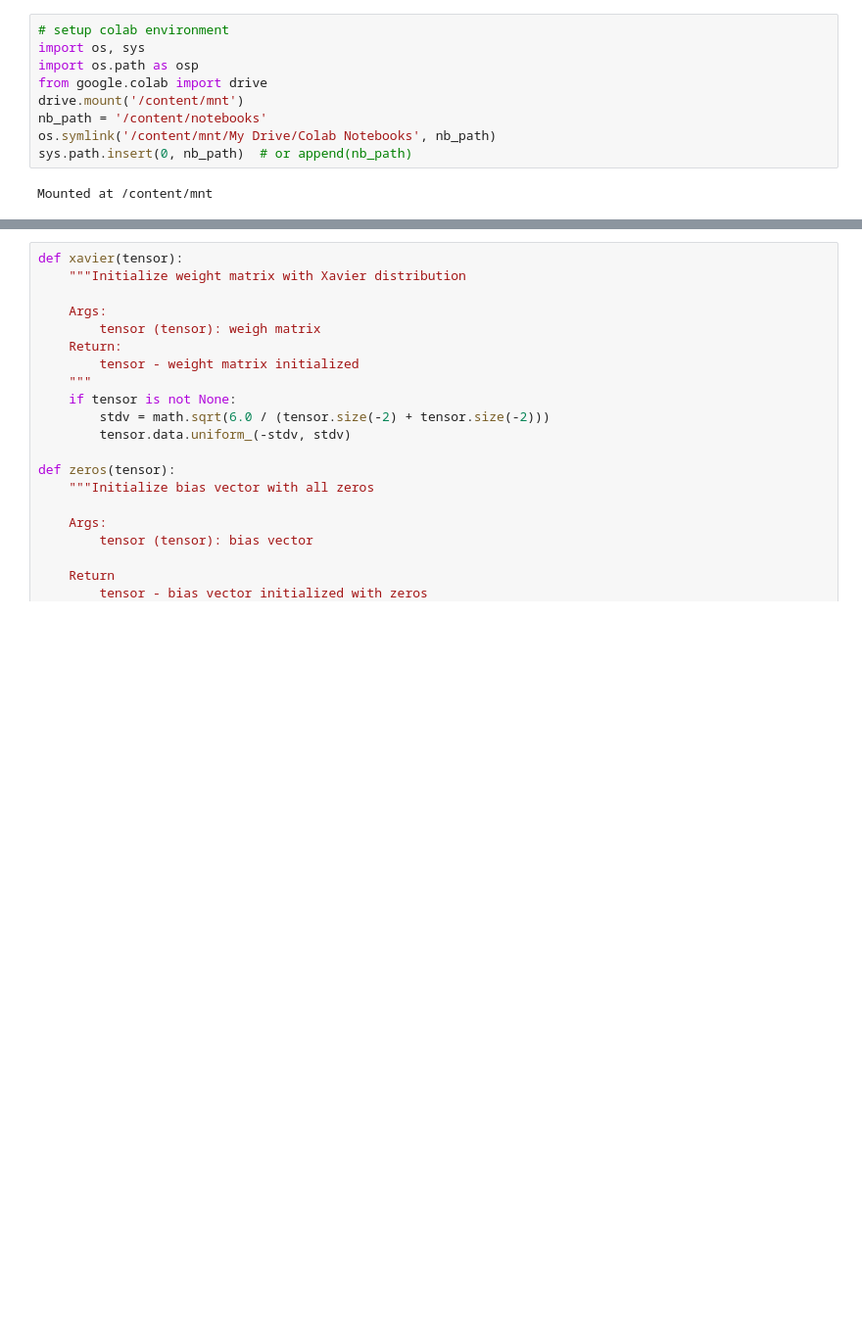
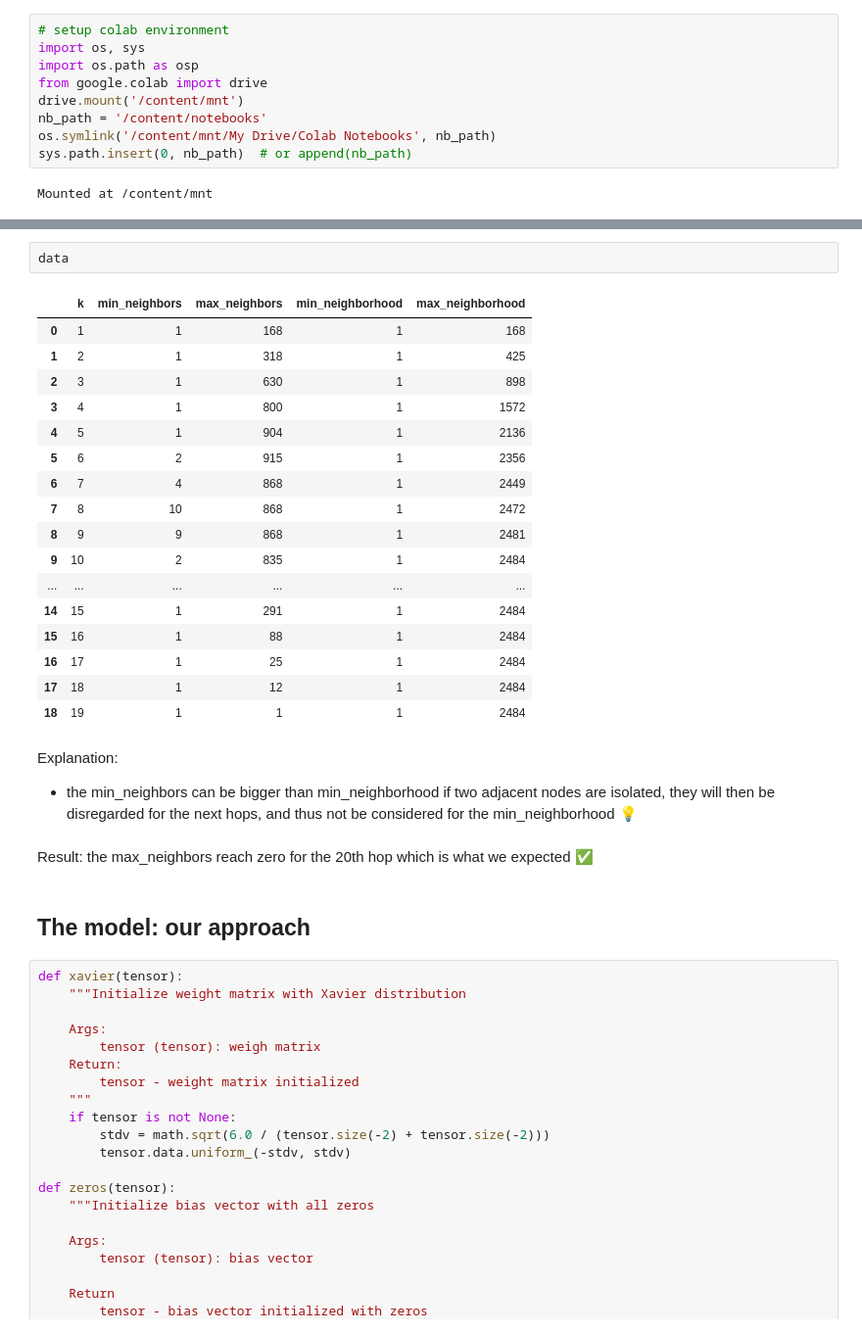
Before and after one commit to achrafash/gnn-receptive-fields, a Jupyter notebook: 01_experiment.ipynb, the cells around one changed output, grey strips where cells are left out. Shown at 98% size. Drawn from its saved outputs; the diff is of its cells as text; blank space fills up the shorter version.

```diff
--- a/01_experiment.ipynb
+++ b/01_experiment.ipynb
@@ -137,3 +262,30 @@ KeyboardInterrupt: ignored
+# %%
+data
+# %% [output]
+|  | k | min_neighbors | max_neighbors | min_neighborhood | max_neighborhood |
+| 0 | 1 | 1 | 168 | 1 | 168 |
+| 1 | 2 | 1 | 318 | 1 | 425 |
+| 2 | 3 | 1 | 630 | 1 | 898 |
+| 3 | 4 | 1 | 800 | 1 | 1572 |
+| 4 | 5 | 1 | 904 | 1 | 2136 |
+| 5 | 6 | 2 | 915 | 1 | 2356 |
+| 6 | 7 | 4 | 868 | 1 | 2449 |
+| 7 | 8 | 10 | 868 | 1 | 2472 |
+| 8 | 9 | 9 | 868 | 1 | 2481 |
+| 9 | 10 | 2 | 835 | 1 | 2484 |
+| ... | ... | ... | ... | ... | ... |
+| 14 | 15 | 1 | 291 | 1 | 2484 |
+| 15 | 16 | 1 | 88 | 1 | 2484 |
+| 16 | 17 | 1 | 25 | 1 | 2484 |
+| 17 | 18 | 1 | 12 | 1 | 2484 |
+| 18 | 19 | 1 | 1 | 1 | 2484 |
+# %% [markdown]
+Explanation:
+- the min_neighbors can be bigger than min_neighborhood if two adjacent nodes are isolated, they will then be disregarded for the next hops, and thus not be considered for the min_neighborhood 💡
+# %% [markdown]
+Result: the max_neighbors reach zero for the 20th hop which is what we expected ✅
+# %% [markdown]
+## The model: our approach
 # %%
 def xavier(tensor):
     """Initialize weight matrix with Xavier distribution
```
Also changed, not shown: parts of 37 cells of this notebook.
